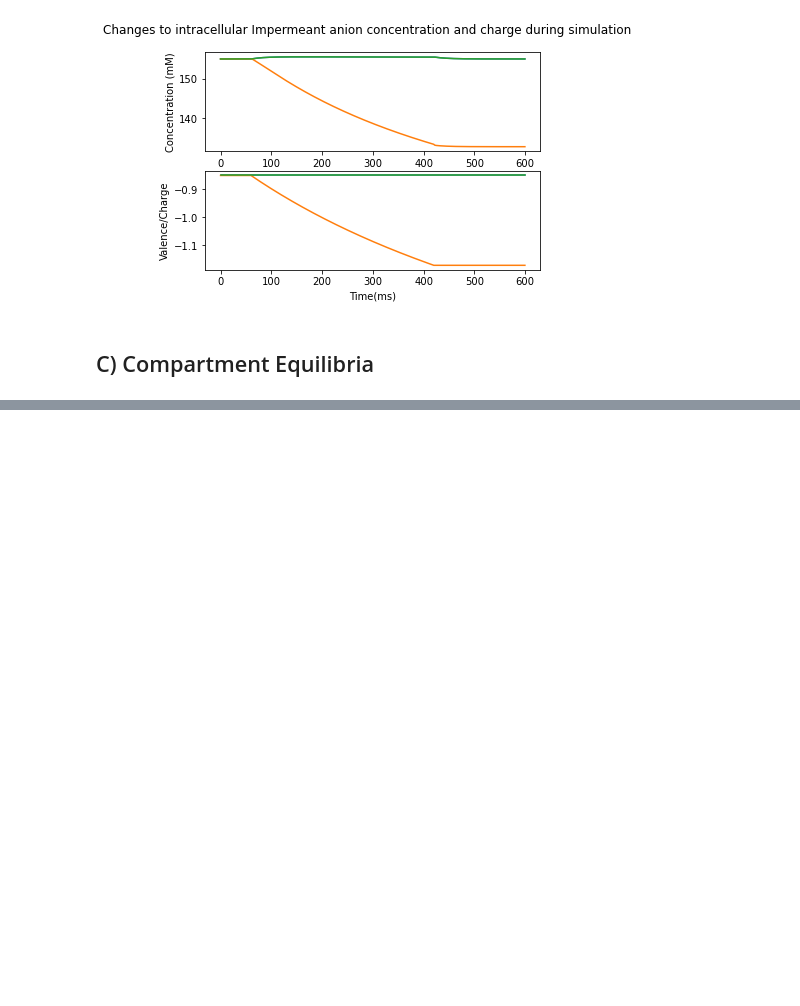
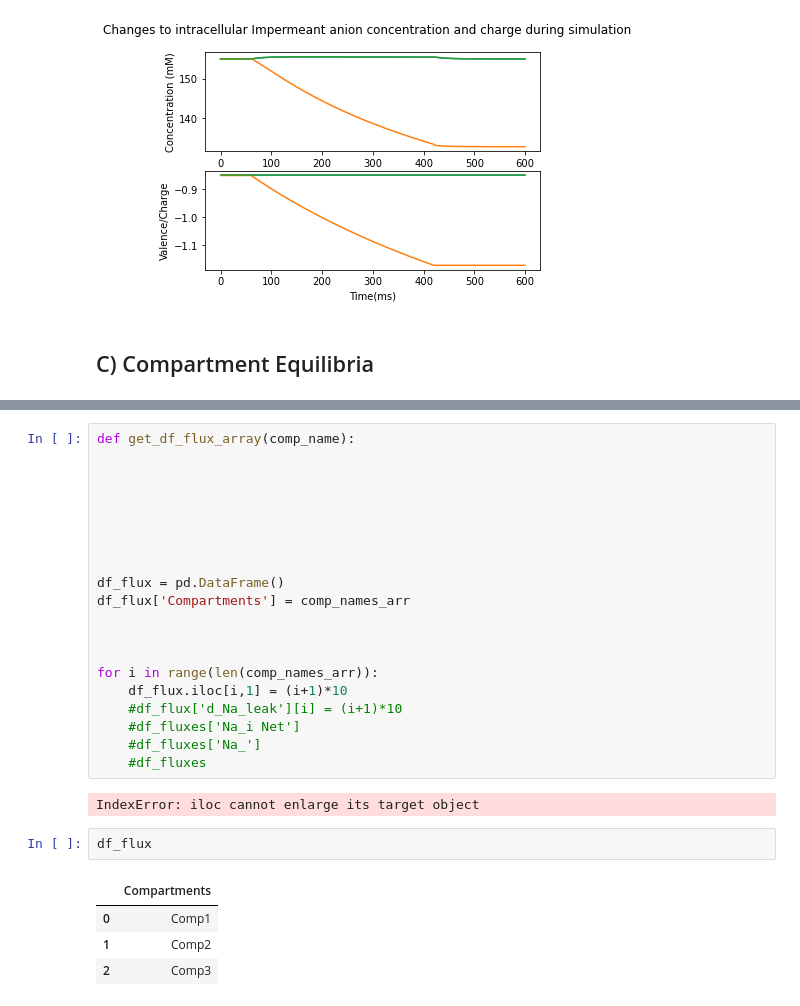
Before and after one commit to TrellixVulnTeam/MSc-Computational-Neuroscience-Repo_ZR8H, a Jupyter notebook: Multicompartment Trials/Graphing Notebook.ipynb, the cells around one changed output, grey strips where cells are left out. Cells and saved outputs as stored; diff of their text form; blank space fills up the shorter version.

```diff
--- a/Multicompartment Trials/Graphing Notebook.ipynb
+++ b/Multicompartment Trials/Graphing Notebook.ipynb
@@ -1119,3 +1135,32 @@ btn_equilib.on_click(btn_equilib_clicked)
 [interactive output not drawn]
 [interactive output not drawn]
 [interactive output not drawn]
+# %%
+def get_df_flux_array(comp_name):
+
+
+
+
+
+
+
+df_flux = pd.DataFrame()
+df_flux['Compartments'] = comp_names_arr
+
+
+
+for i in range(len(comp_names_arr)):
+    df_flux.iloc[i,1] = (i+1)*10
+    #df_flux['d_Na_leak'][i] = (i+1)*10
+    #df_fluxes['Na_i Net']
+    #df_fluxes['Na_']
+    #df_fluxes
+# %% [output]
+IndexError: iloc cannot enlarge its target object
+# %%
+df_flux
+# %% [output]
+|  | Compartments |
+| 0 | Comp1 |
+| 1 | Comp2 |
+| 2 | Comp3 |
```
Also changed, not shown: parts of 3 cells of this notebook.
